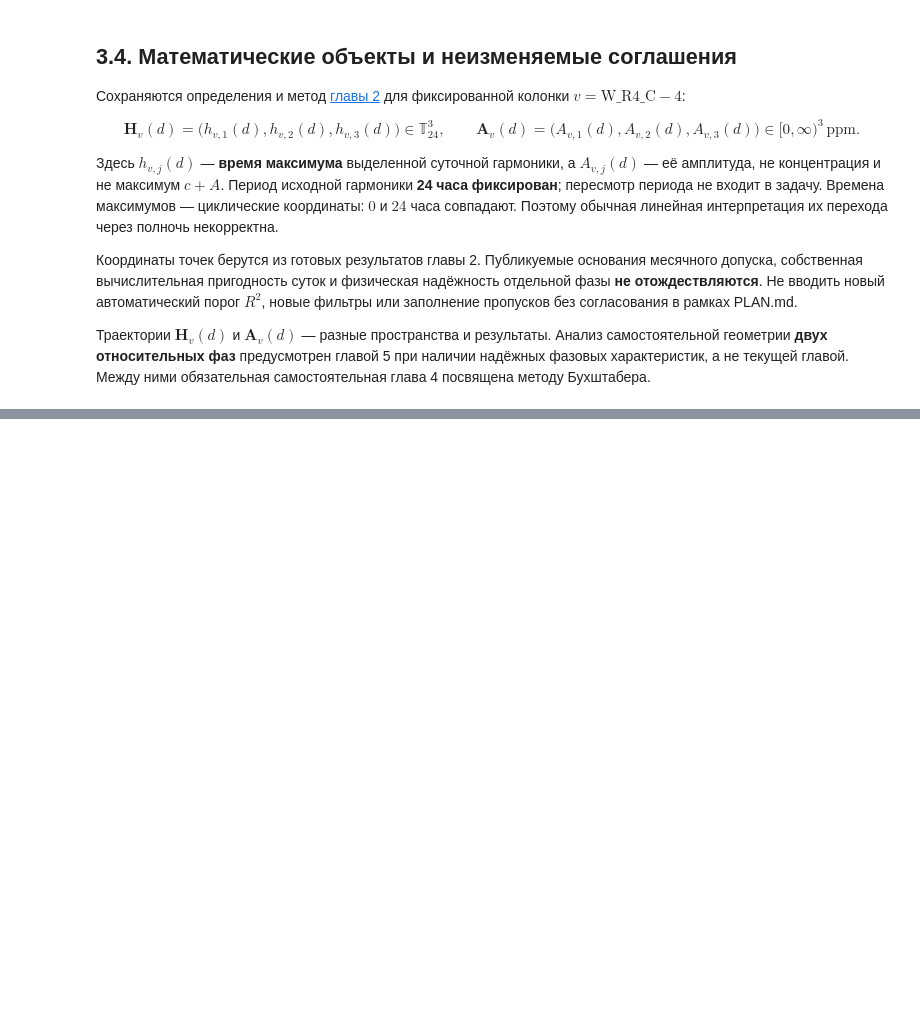
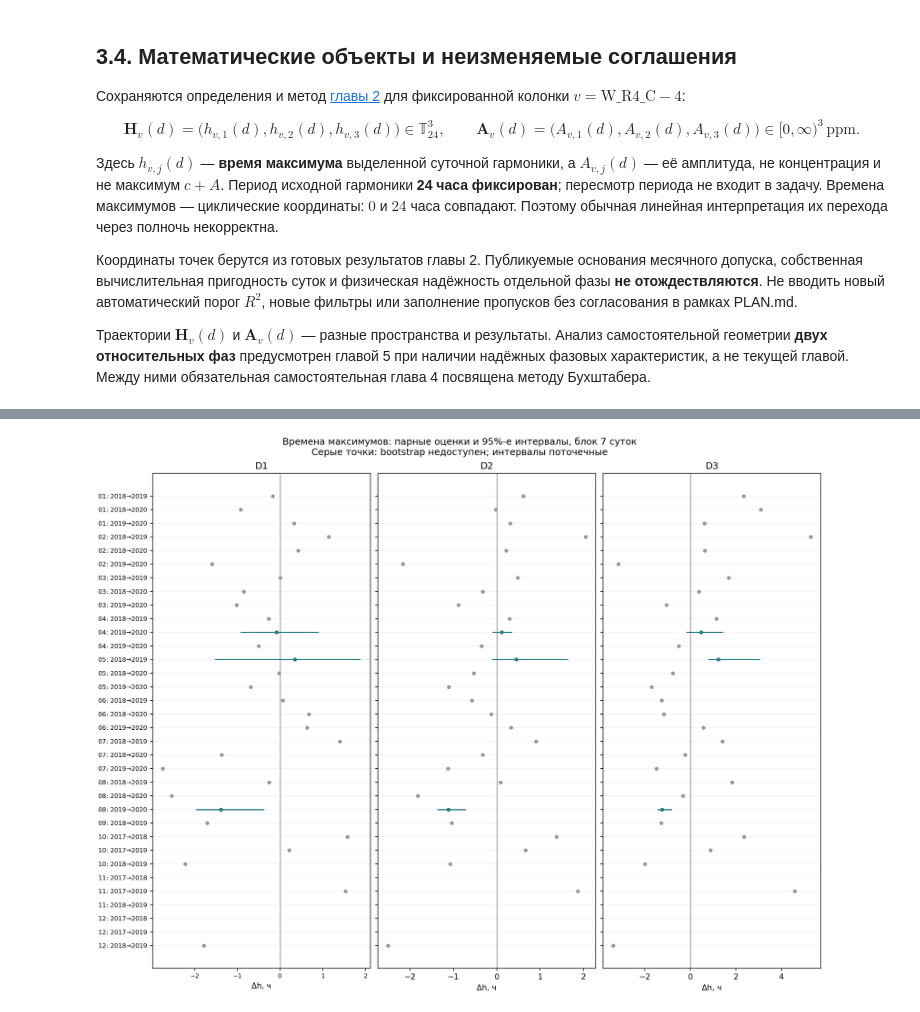
Before and after one commit to DimitriBolt/CO2Flux, a Jupyter notebook: Project_description/Research_log/03_long_term_evolution.ipynb, the cells around one changed output, grey strips where cells are left out. Saved outputs shown, nothing was run; the diff lists cells and outputs as text; code cells hidden in the pictures; blank space fills up the shorter version.

```diff
--- a/Project_description/Research_log/03_long_term_evolution.ipynb
+++ b/Project_description/Research_log/03_long_term_evolution.ipynb
@@ -312,0 +250,4 @@ $$
+# %%
+display(Image(filename=str(ch.OUTPUT / "long_term_evolution_phase_shifts.png")))
+# %% [output]
+[figure, added]
```
Also changed, not shown: parts of 18 cells of this notebook, 22 other files.
